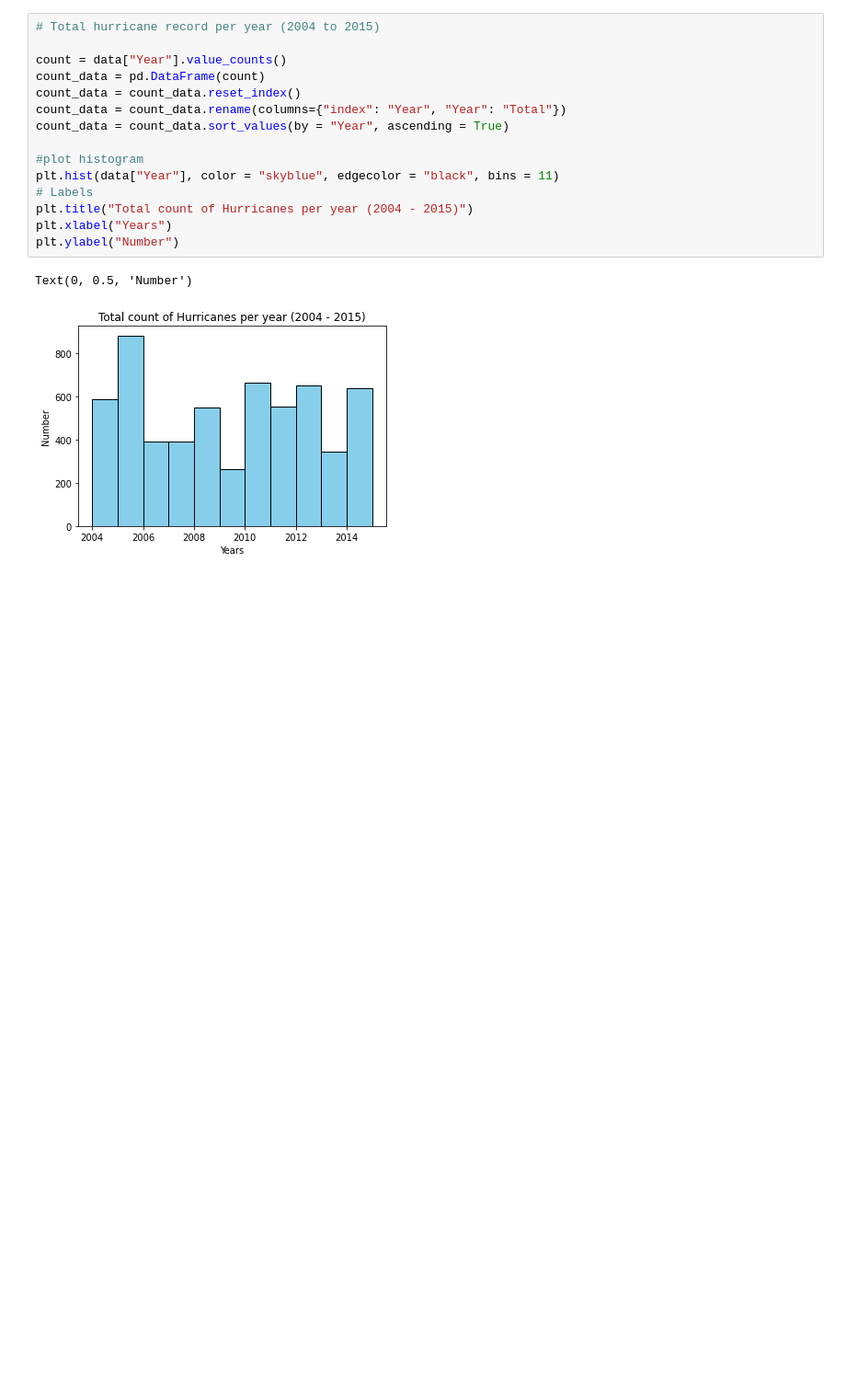
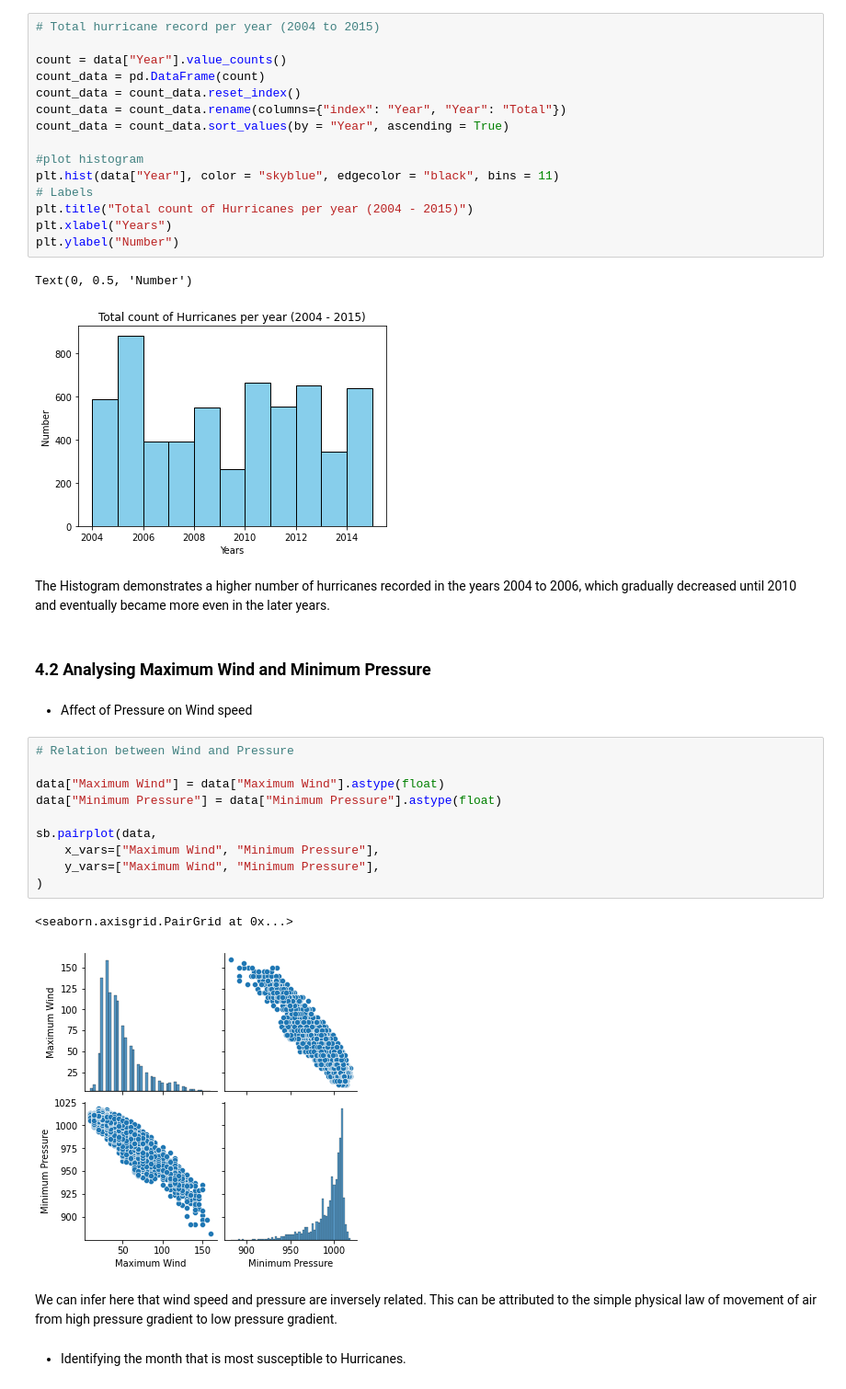
Before and after one commit to Pratichhya/Pratichhya.github.io, a Jupyter notebook: docs/documents/hurricane_dsc.ipynb, the cells around one changed output. Shown at 92% size. Drawn from its saved outputs; the diff is of its cells as text; blank space fills up the shorter version.

```diff
--- a/docs/documents/hurricane_dsc.ipynb
+++ b/docs/documents/hurricane_dsc.ipynb
@@ -293,3 +293,26 @@ plt.ylabel("Number")
 # %% [output]
 Text(0, 0.5, 'Number')
 [figure]
+# %% [markdown]
+The Histogram demonstrates a higher number of hurricanes recorded in the years 2004 to 2006, which gradually decreased until 2010 and eventually became more even in the later years.
+# %% [markdown]
+### 4.2  Analysing Maximum Wind and Minimum Pressure
+# %% [markdown]
+* Affect of Pressure on Wind speed
+# %%
+# Relation between Wind and Pressure
+
+data["Maximum Wind"] = data["Maximum Wind"].astype(float)
+data["Minimum Pressure"] = data["Minimum Pressure"].astype(float)
+
+sb.pairplot(data,
+    x_vars=["Maximum Wind", "Minimum Pressure"],
+    y_vars=["Maximum Wind", "Minimum Pressure"],
+)
+# %% [output]
+<seaborn.axisgrid.PairGrid at 0x...>
+[figure, added]
+# %% [markdown]
+We can infer here that wind speed and pressure are inversely related. This can be attributed to the simple physical law of movement of air from high pressure gradient to low pressure gradient.
+# %% [markdown]
+* Identifying the month that is most susceptible to Hurricanes.
```
Also changed, not shown: parts of 42 cells of this notebook.
